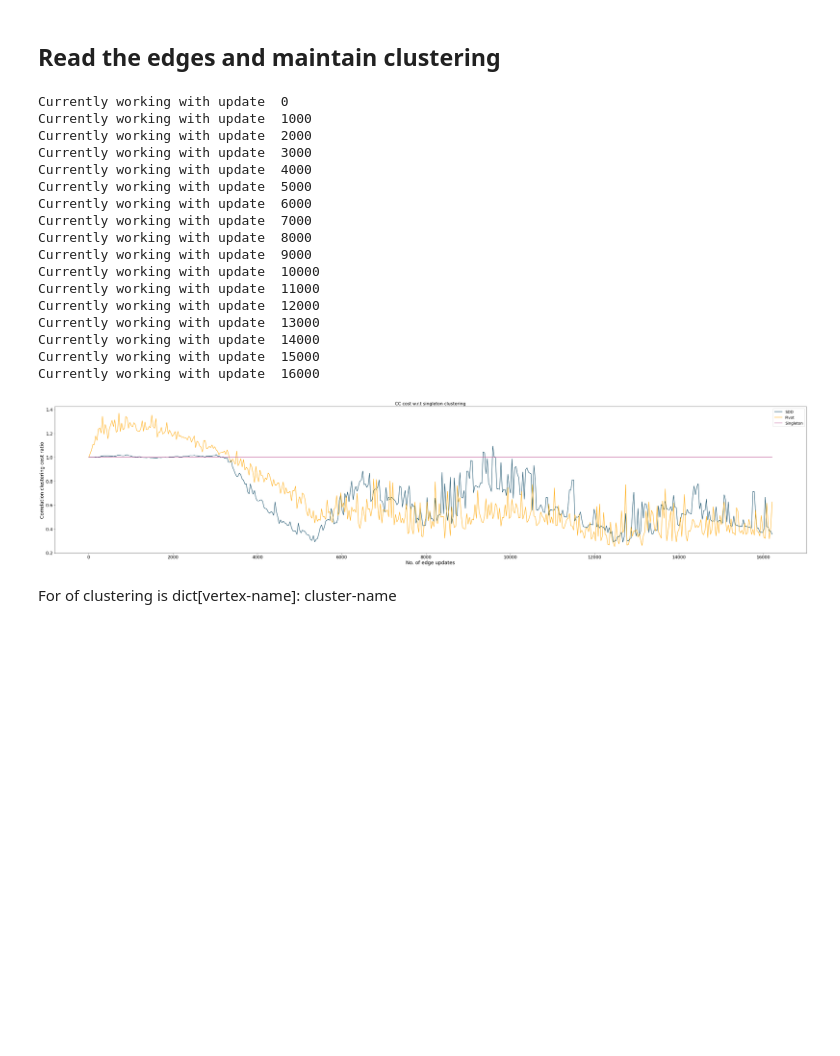
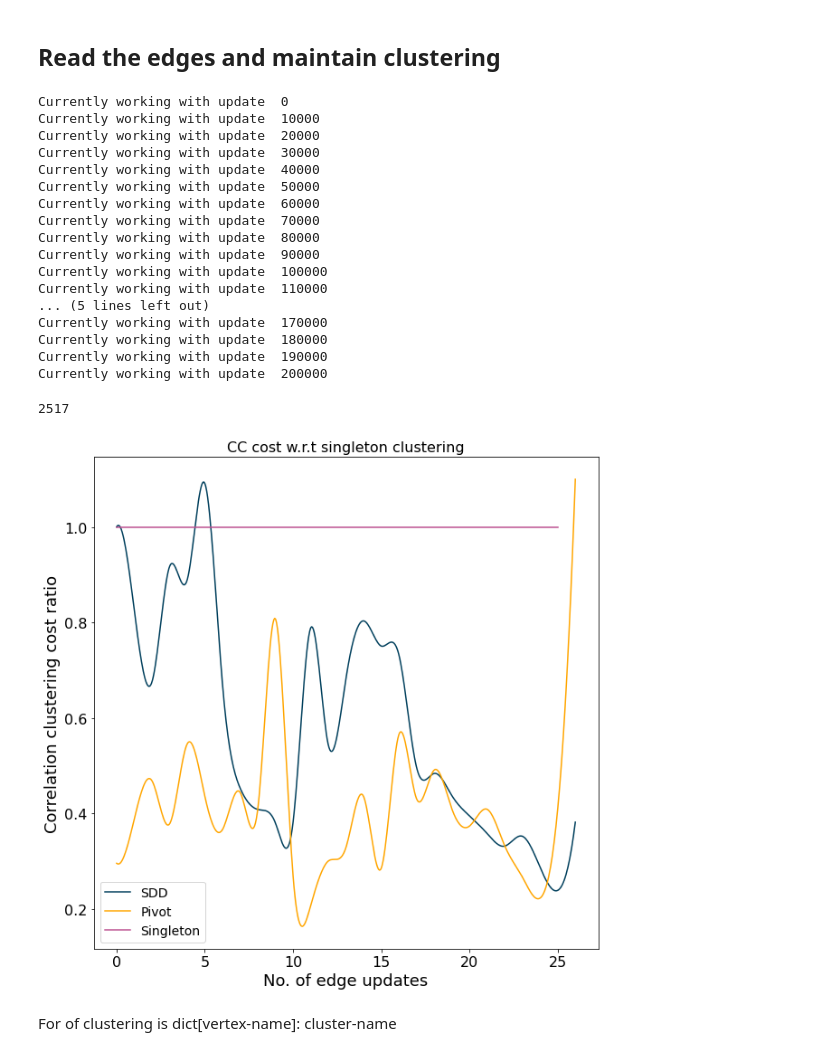
Before and after one commit to jhwjhw0123/edge-update-dynamic-cc-dev, a Jupyter notebook: adv_dcc_insert_delete.ipynb, the cells around one changed output. Drawn from its saved outputs; the diff is of its cells as text; code cells hidden in the pictures; blank space fills up the shorter version.

```diff
--- a/adv_dcc_insert_delete.ipynb
+++ b/adv_dcc_insert_delete.ipynb
@@ -616,7 +621,7 @@ Ideally this would be a function too...
 
 no_edges = len(edge_list)  # No. of edges
 
-prob_del = 0.25      # Probability to delete edge
+prob_del = 0.2      # Probability to delete edge
 eps_param = 0.45
 
 current_graph = {}
@@ -624,7 +629,7 @@ current_edge_list = []
 
 available_edge_list = np.random.permutation(edge_list).tolist()
 
-stream_length = (int)(3*no_edges)
+stream_length = (int)(1.5*no_edges)
 update_strategy = 'adversarial' #Either rand or adv
 
 track_update_num = {}
@@ -651,21 +656,21 @@ pivot_time = []
 adv_edge_additions = []
 adv_edge_deletions = []
 
+u = None
+v = None
 
 for i in range(stream_length):
 
-    if i%1000==0: print("Currently working with update ", i)
+    if i%10000==0: print("Currently working with update ", i)
 
     if update_strategy == 'random':
         current_graph, current_edge_list, available_edge_list, u, v = simulate_random_edge_update(current_graph, current_edge_list,
                                                                                               available_edge_list, prob_del)
     elif update_strategy == 'adversarial':
-        if available_edge_list:
-            #We first simulate the stream to get the entire graph
-            current_graph, current_edge_list, available_edge_list, u, v = simulate_random_edge_update(current_graph, current_edge_list,
-                                                                                              available_edge_list, 0)
-
-        elif adv_edge_additions or adv_edge_deletions:
+        #We start with ground truth graph
+        current_graph = adjacency_list
+        current_edge_list = edge_list
+        if adv_edge_additions or adv_edge_deletions:
             current_graph, current_edge_list, adv_edge_additions, adv_edge_deletions, u, v = simulate_edge_update_adversarial(current_graph,
                                                                                                                       current_edge_list,
                                                                                                                       adv_edge_additions,
@@ -676,6 +681,7 @@ for i in range(stream_length):
 
         else:
             #Generate new strategy
+            pivot_clustering = classical_pivot(current_graph)
             cluster_counts = Counter(pivot_clustering.values()).most_common(2) #Returns 2 biggest clusters and no. of vertices in cluster
             hook_1 = cluster_counts[0][0]
             hook_2 = cluster_counts[1][0]
@@ -693,6 +699,7 @@ for i in range(stream_length):
                                                                                                                       adv_edge_deletions, prob_del)
 
 
+
     else:
         print("Not a valid strategy!")
         break
@@ -701,15 +708,17 @@ for i in range(stream_length):
     SDD_clustering, SDD_update_time, current_sparse_vertex_list, almost_cliques, track_update_benckmark, track_update_num = update_SDD_clustering(u, v, current_graph, SDD_clustering,
                                                                                      current_sparse_vertex_list, almost_cliques,
                                                                                      track_update_benckmark, track_update_num, eps_param)
+
+
     SDD_time.append(SDD_update_time)
-
 
     #Pivot
     start_pivot = time.time()
     pivot_clustering = classical_pivot(current_graph)
     end_pivot = time.time()
+    pivot_time.append(end_pivot - start_pivot)
     pivot_update_time = end_pivot - start_pivot
-    pivot_time.append(pivot_update_time)
+
 
     #Singleton
     singleton_clustering = singleton_cluster_alg(current_graph)
@@ -717,24 +726,30 @@ for i in range(stream_length):
     #TODO: Dynamic pivot
 
     #Track costs across updates
-    SDD_cost.append(correlation_clustering_value(current_graph, SDD_clustering))
-    pivot_cost.append(correlation_clustering_value(current_graph, pivot_clustering))
-    singleton_cost.append(correlation_clustering_value(current_graph, singleton_clustering))
+
+    if i % 100 == 0: #Track updates every 100 updates
+        SDD_cost.append(correlation_clustering_value(current_graph, SDD_clustering))
+        pivot_cost.append(correlation_clustering_value(current_graph, pivot_clustering))
+        singleton_cost.append(correlation_clustering_value(current_graph, singleton_clustering))
 # %% [output]
 Currently working with update  0
-Currently working with update  1000
-Currently working with update  2000
-Currently working with update  3000
-Currently working with update  4000
-Currently working with update  5000
-Currently working with update  6000
-Currently working with update  7000
-Currently working with update  8000
-Currently working with update  9000
 Currently working with update  10000
-Currently working with update  11000
-Currently working with update  12000
-Currently working with update  13000
-Currently working with update  14000
-Currently working with update  15000
-Currently working with update  16000
+Currently working with update  20000
+Currently working with update  30000
+Currently working with update  40000
+Currently working with update  50000
+Currently working with update  60000
+Currently working with update  70000
+Currently working with update  80000
+Currently working with update  90000
+Currently working with update  100000
+Currently working with update  110000
+... (5 lines left out)
+Currently working with update  170000
+Currently working with update  180000
+Currently working with update  190000
+Currently working with update  200000
+# %%
+stream_length
+# %% [output]
+2517
@@ -754,35 +777,35 @@ colors = ["#003f5c","#ffa600","#bc5090","#ef5675"]
 stream_length = len(SDD_cost) #Stream length is different from the set value because deletions are separate
 
 pivot_spline = make_interp_spline(range(stream_length), np.array(pivot_cost)/singleton_cost)
 
 pivot_x = np.linspace(0, stream_length, 500)
 pivot_smoothed_cost = pivot_spline(pivot_x)
 
 sdd_spline = make_interp_spline(range(stream_length), np.array(SDD_cost)/singleton_cost)
 
 sdd_x = np.linspace(0, stream_length, 500)
 sdd_smoothed_cost = sdd_spline(sdd_x)
 
-plt.figure(figsize=(50, 10))
+plt.figure(figsize=(10, 10))
 
 
 
 plt.plot(sdd_x, sdd_smoothed_cost, c=colors[0], label="SDD")
 plt.plot(pivot_x, pivot_smoothed_cost, c=colors[1], label="Pivot")
 plt.plot(range(stream_length), np.array(singleton_cost)/singleton_cost, c=colors[2], label="Singleton")
 
 plt.xlabel("No. of edge updates",fontsize=18)
 plt.ylabel("Correlation clustering cost ratio",fontsize=18)
 plt.xticks(fontsize=16)
 plt.yticks(fontsize=16)
 #plt.title(r"Intersecting circles: $\epsilon=0.25, q()=\ell_2$")
 plt.title("CC cost w.r.t singleton clustering",fontsize=16)
 plt.legend(fontsize=14)
 plt.show()
 
 #plt.savefig("figures/sbm_cost_adv.pdf", bbox_inches='tight', dpi=400)
 # %% [output]
-[figure, old version]
+[figure, new version]
 # %% [markdown]
 For of clustering is dict[vertex-name]: cluster-name
 # %%
```
Also changed, not shown: parts of 7 cells of this notebook.
